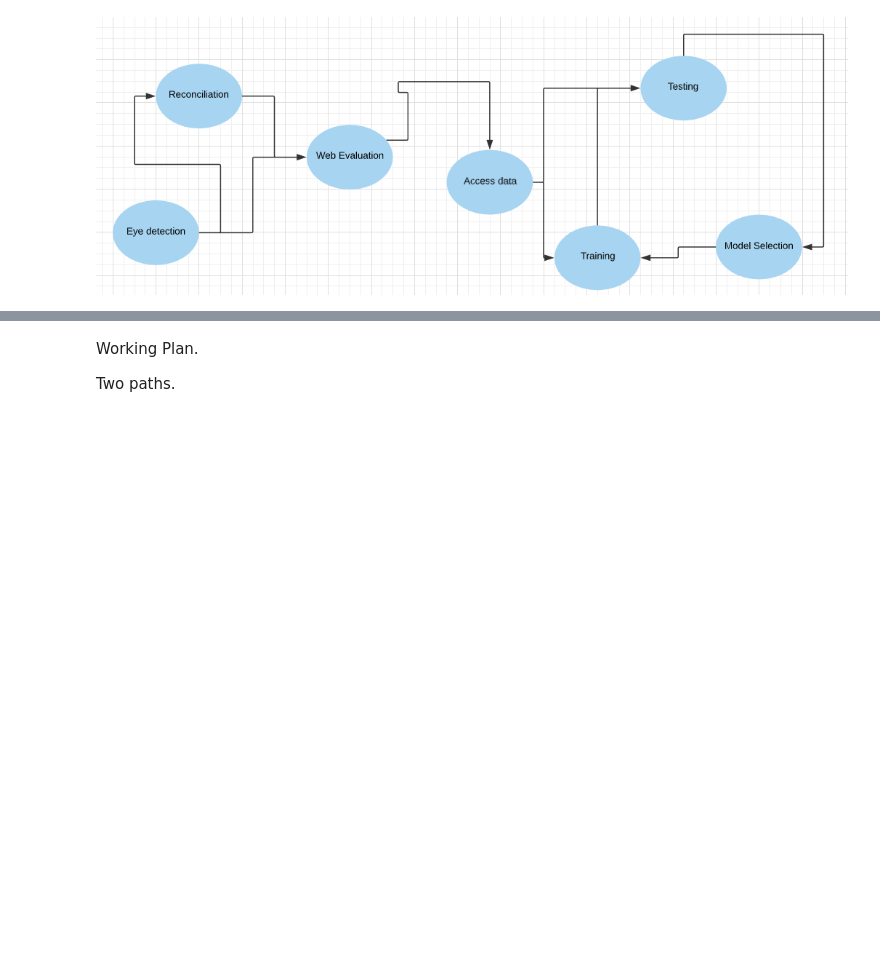
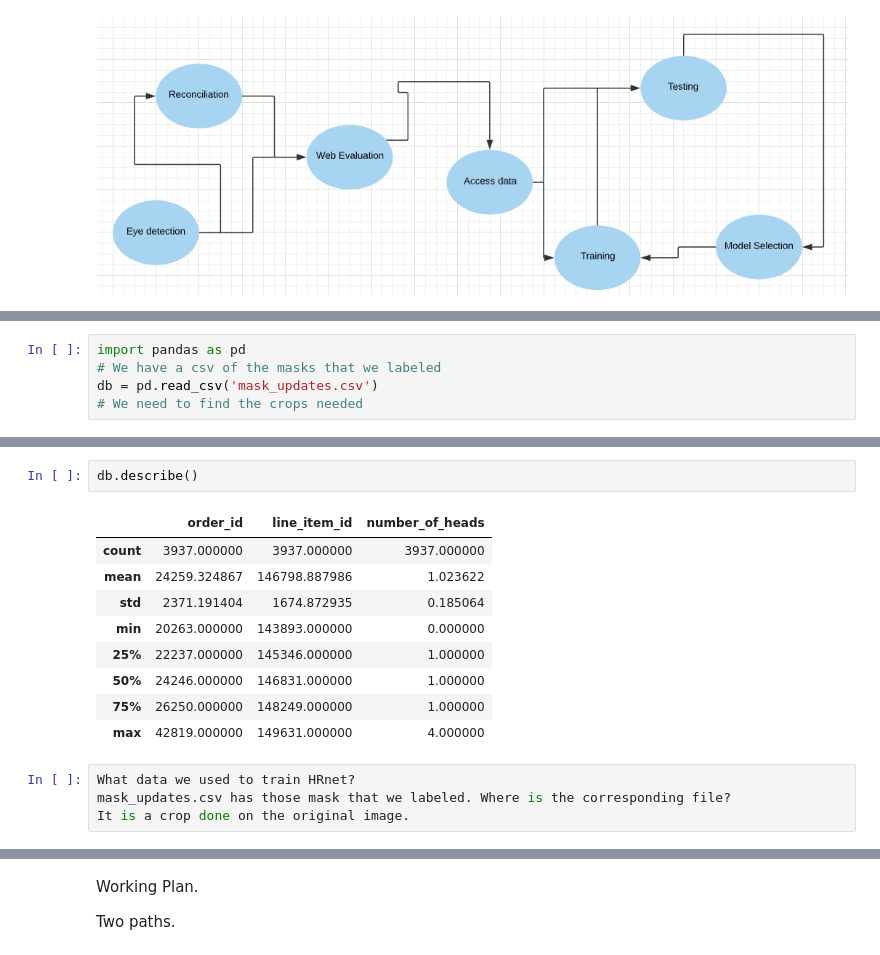
Before and after one commit to NewSciTLH/U-2-Net, a Jupyter notebook: notesdayperday.ipynb, the cells around one changed output, grey strips where cells are left out. Cells and saved outputs as stored; diff of their text form; blank space fills up the shorter version.

```diff
--- a/notesdayperday.ipynb
+++ b/notesdayperday.ipynb
@@ -9,0 +16,5 @@ IpI("base_diagram.png")
+# %%
+import pandas as pd
+# We have a csv of the masks that we labeled
+db = pd.read_csv('mask_updates.csv')
+# We need to find the crops needed
@@ -9,0 +30,16 @@ IpI("base_diagram.png")
+# %%
+db.describe()
+# %% [output]
+|  | order_id | line_item_id | number_of_heads |
+| count | 3937.000000 | 3937.000000 | 3937.000000 |
+| mean | 24259.324867 | 146798.887986 | 1.023622 |
+| std | 2371.191404 | 1674.872935 | 0.185064 |
+| min | 20263.000000 | 143893.000000 | 0.000000 |
+| 25% | 22237.000000 | 145346.000000 | 1.000000 |
+| 50% | 24246.000000 | 146831.000000 | 1.000000 |
+| 75% | 26250.000000 | 148249.000000 | 1.000000 |
+| max | 42819.000000 | 149631.000000 | 4.000000 |
+# %%
+What data we used to train HRnet?
+mask_updates.csv has those mask that we labeled. Where is the corresponding file?
+It is a crop done on the original image.
```
Also changed, not shown: parts of 17 cells of this notebook, 3 other files.
